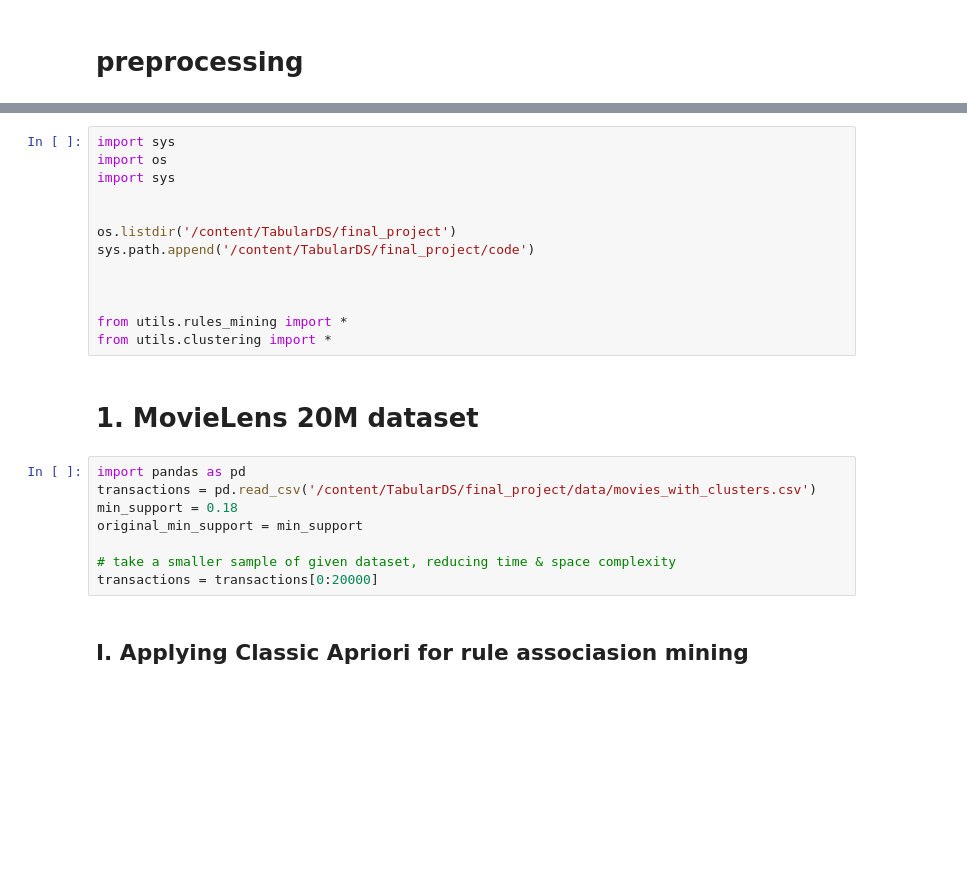
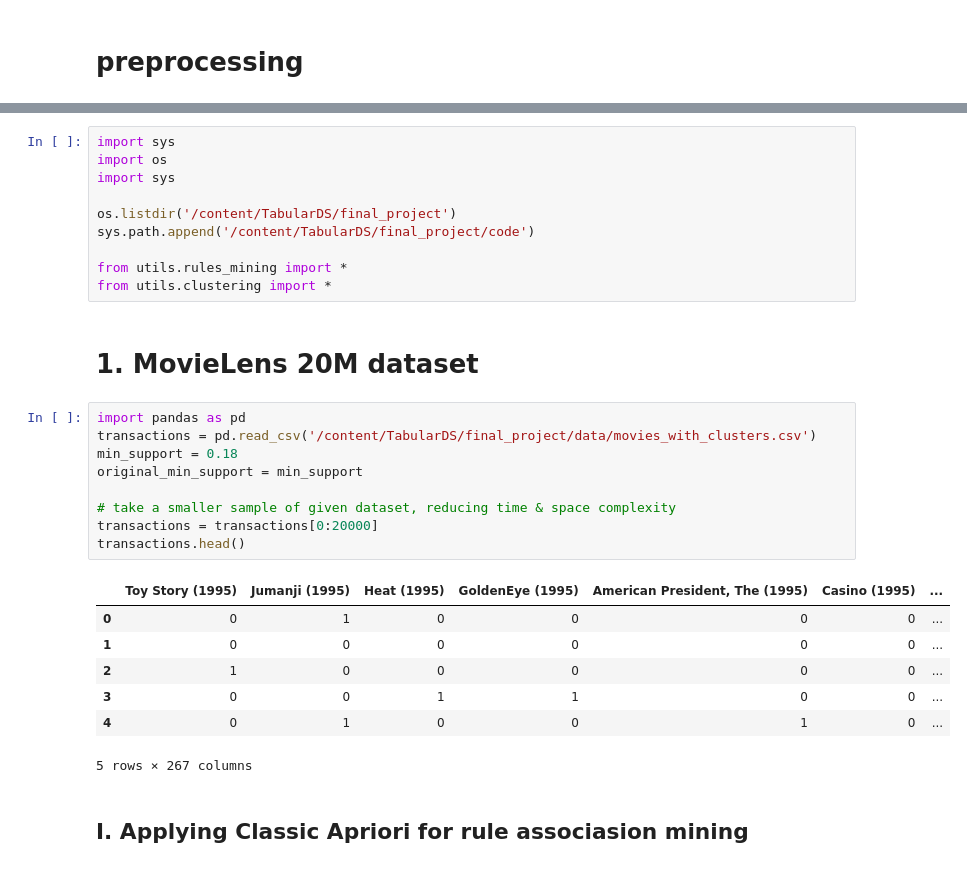
Before and after one commit to ItamarBerger/TabularDS, a Jupyter notebook: final_project/code/exmple_notebook.ipynb, the cells around one changed output, grey strips where cells are left out. Saved outputs shown, nothing was run; the diff lists cells and outputs as text; blank space fills up the shorter version.

```diff
--- a/final_project/code/exmple_notebook.ipynb
+++ b/final_project/code/exmple_notebook.ipynb
@@ -17,12 +17,9 @@ import sys
 import os
 import sys
 
-
 os.listdir('/content/TabularDS/final_project')
 sys.path.append('/content/TabularDS/final_project/code')
 
-
-
 from utils.rules_mining import *
 from utils.clustering import *
 # %% [markdown]
@@ -30,11 +27,20 @@ from utils.clustering import *
 # %%
 import pandas as pd
 transactions = pd.read_csv('/content/TabularDS/final_project/data/movies_with_clusters.csv')
 min_support = 0.18
 original_min_support = min_support
 
 # take a smaller sample of given dataset, reducing time & space complexity
 transactions = transactions[0:20000]
+transactions.head()
+# %% [output]
+|  | Toy Story (1995) | Jumanji (1995) | Heat (1995) | GoldenEye (1995) | American President, The (1995) | Casino (1995) | ... |
+| 0 | 0 | 1 | 0 | 0 | 0 | 0 | ... |
+| 1 | 0 | 0 | 0 | 0 | 0 | 0 | ... |
+| 2 | 1 | 0 | 0 | 0 | 0 | 0 | ... |
+| 3 | 0 | 0 | 1 | 1 | 0 | 0 | ... |
+| 4 | 0 | 1 | 0 | 0 | 1 | 0 | ... |
+5 rows × 267 columns
 # %% [markdown]
 ## I. Applying Classic Apriori for rule associasion mining
 # %%
```
Also changed, not shown: parts of 18 cells of this notebook.
